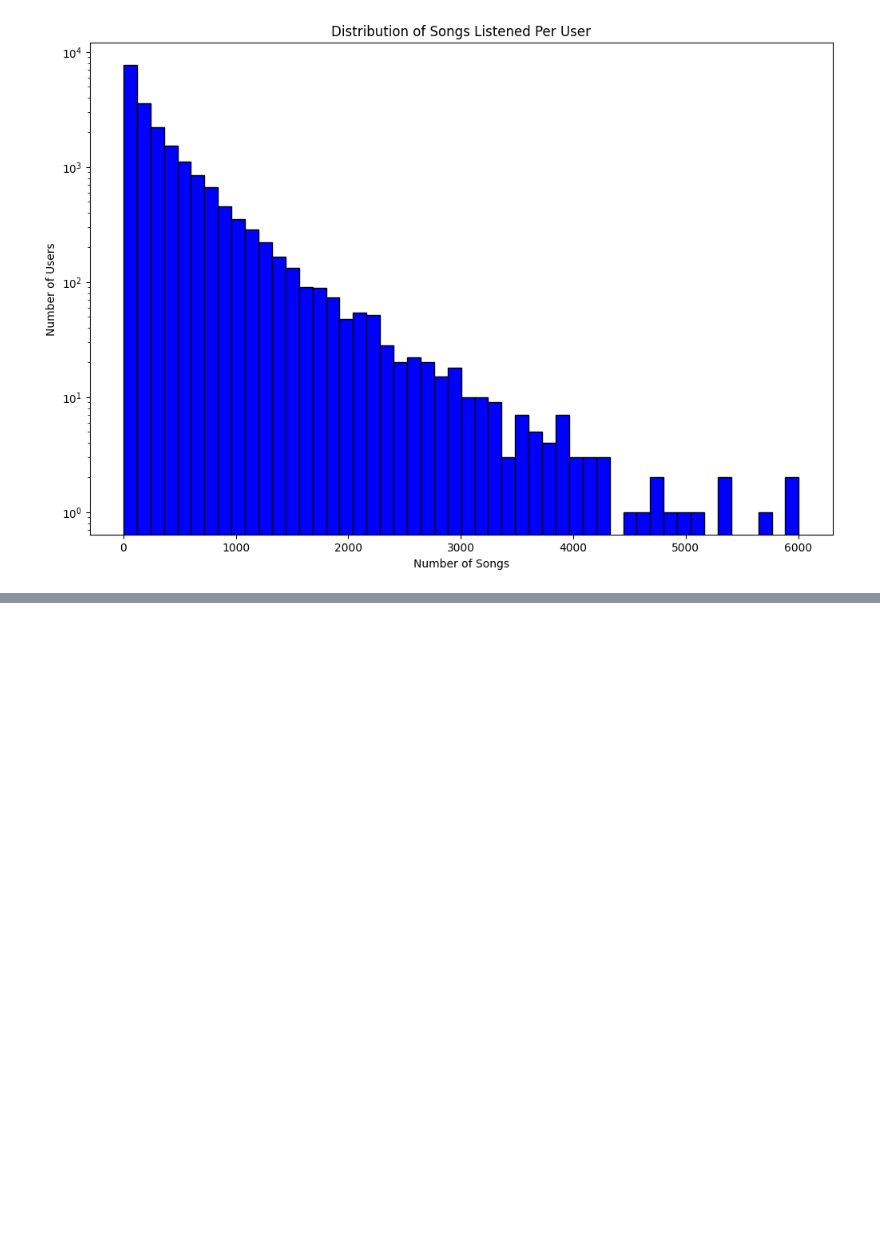
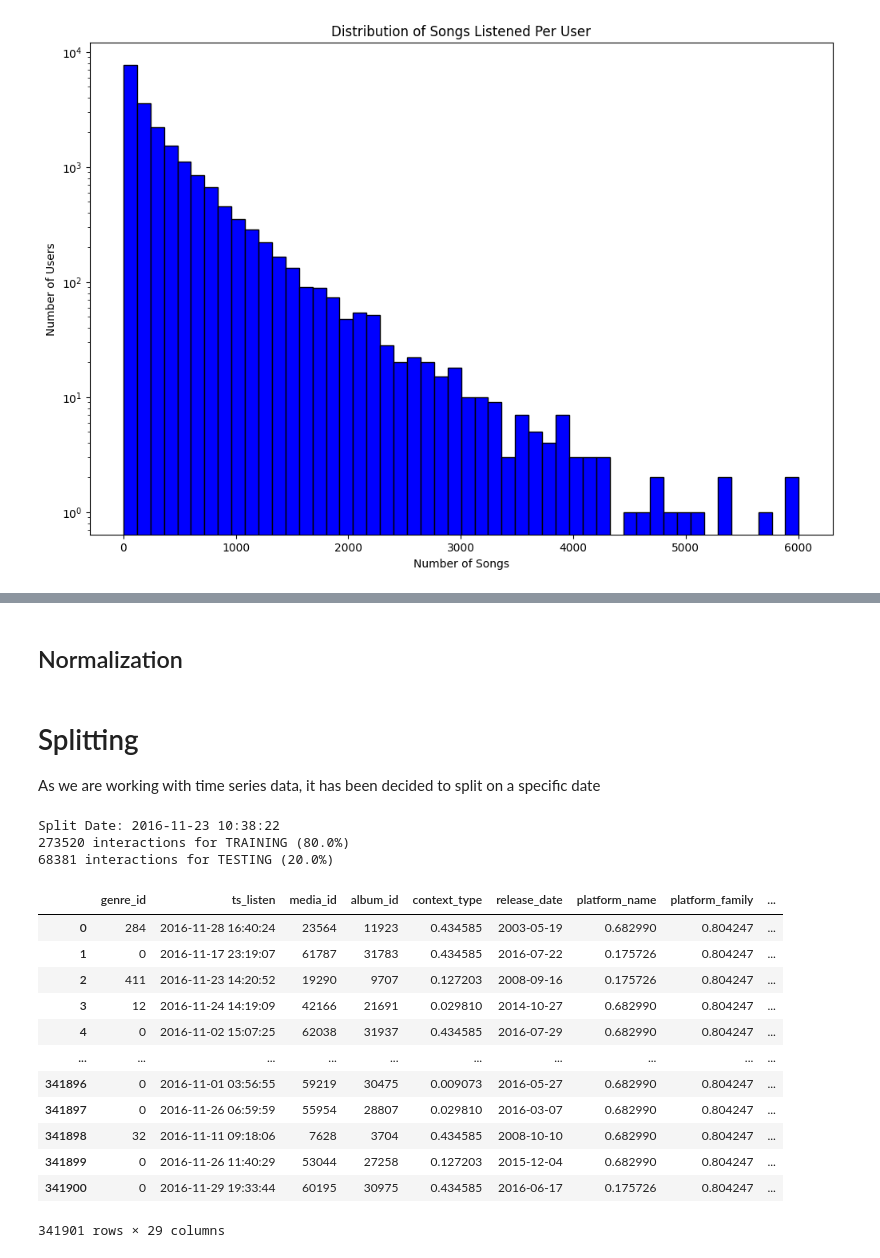
Before and after one commit to rafinchen/recommender_systems, a Jupyter notebook: data-prep.ipynb, the cells around one changed output, grey strips where cells are left out. Drawn from its saved outputs; the diff is of its cells as text; code cells hidden in the pictures; blank space fills up the shorter version.

Commit message:
Preprocessing done (draft?)

```diff
--- a/data-prep.ipynb
+++ b/data-prep.ipynb
@@ -308,10 +272,11 @@ sampled_data["artist_popularity"] = sampled_data.groupby('artist_id')['artist_id
 sampled_data["album_popularity"] = sampled_data.groupby('album_id')['album_id'].transform('count')
 sampled_data['songs_listened'] = sampled_data.groupby('user_id')['media_id'].transform('count')
 
-user_top_genre = sampled_data.groupby(['user_id', 'genre_id']).size().groupby(level=0).idxmax().apply(lambda x: x[1])
-sampled_data['user_top_genre'] = sampled_data['user_id'].map(user_top_genre)
+# Not possible due to limited resources
 
-# Not possible due to limited resources
+# user_top_genre = sampled_data.groupby(['user_id', 'genre_id']).size().groupby(level=0).idxmax().apply(lambda x: x[1])
+# sampled_data['user_top_genre'] = sampled_data['user_id'].map(user_top_genre)
+
 # user_top_artist = sampled_data.groupby(['user_id', 'artist_id']).size().groupby(level=0).idxmax().apply(lambda x: x[1])
 # sampled_data['user_top_artist'] = sampled_data['user_id'].map(user_top_artist)
 
@@ -348,0 +373,59 @@ tools.display_dataframe_to_user(name="One-Hot Encoding DataFrame", dataframe=df_
+# %% [markdown]
+## Normalization
+# %%
+from sklearn.preprocessing import MinMaxScaler
+
+# List of numerical features to normalize
+numerical_cols = [
+    'media_duration', 'user_age', 'hour', 'day', 'days_since_release',
+    'genre_popularity', 'media_popularity', 'artist_popularity', 'album_popularity',
+    'songs_listened', 'song_popularity_7d', 'artist_popularity_7d', 'album_popularity_7d',
+    'last_listen'  # Time difference in seconds
+]
+
+# Initialize the scaler
+scaler = MinMaxScaler()
+
+# Apply normalization
+encoded_data[numerical_cols] = scaler.fit_transform(encoded_data[numerical_cols])
+# %%
+encoded_data['is_listened'] = encoded_data['is_listened'].astype(int)
+encoded_data['user_gender'] = encoded_data['user_gender'].astype(int)
+encoded_data['is_weekend'] = encoded_data['is_weekend'].astype(int)
+# %% [markdown]
+# Splitting
+As we are working with time series data, it has been decided to split on a specific date
+# %%
+encoded_data = encoded_data.sort_values(by='ts_listen')
+
+# Find the date corresponding to the 80% percentile
+split_date = encoded_data['ts_listen'].quantile(0.8)
+
+# Train-test split based on calculated date
+train = encoded_data[encoded_data['ts_listen'] < split_date]
+test = encoded_data[encoded_data['ts_listen'] >= split_date]
+
+# Print dataset sizes
+print(f"Split Date: {split_date}")
+print(f"{len(train)} interactions for TRAINING ({round(len(train) / len(encoded_data) * 100, 2)}%)")
+print(f"{len(test)} interactions for TESTING ({round(len(test) / len(encoded_data) * 100, 2)}%)")
+# %% [output]
+Split Date: 2016-11-23 10:38:22
+273520 interactions for TRAINING (80.0%)
+68381 interactions for TESTING (20.0%)
+# %%
+encoded_data
+# %% [output]
+|  | genre_id | ts_listen | media_id | album_id | context_type | release_date | platform_name | platform_family | ... |
+| 0 | 284 | 2016-11-28 16:40:24 | 23564 | 11923 | 0.434585 | 2003-05-19 | 0.682990 | 0.804247 | ... |
+| 1 | 0 | 2016-11-17 23:19:07 | 61787 | 31783 | 0.434585 | 2016-07-22 | 0.175726 | 0.804247 | ... |
+| 2 | 411 | 2016-11-23 14:20:52 | 19290 | 9707 | 0.127203 | 2008-09-16 | 0.175726 | 0.804247 | ... |
+| 3 | 12 | 2016-11-24 14:19:09 | 42166 | 21691 | 0.029810 | 2014-10-27 | 0.682990 | 0.804247 | ... |
+| 4 | 0 | 2016-11-02 15:07:25 | 62038 | 31937 | 0.434585 | 2016-07-29 | 0.682990 | 0.804247 | ... |
+| ... | ... | ... | ... | ... | ... | ... | ... | ... | ... |
+| 341896 | 0 | 2016-11-01 03:56:55 | 59219 | 30475 | 0.009073 | 2016-05-27 | 0.682990 | 0.804247 | ... |
+| 341897 | 0 | 2016-11-26 06:59:59 | 55954 | 28807 | 0.029810 | 2016-03-07 | 0.682990 | 0.804247 | ... |
+| 341898 | 32 | 2016-11-11 09:18:06 | 7628 | 3704 | 0.434585 | 2008-10-10 | 0.682990 | 0.804247 | ... |
+| 341899 | 0 | 2016-11-26 11:40:29 | 53044 | 27258 | 0.127203 | 2015-12-04 | 0.682990 | 0.804247 | ... |
+| 341900 | 0 | 2016-11-29 19:33:44 | 60195 | 30975 | 0.434585 | 2016-06-17 | 0.175726 | 0.804247 | ... |
+341901 rows × 29 columns
```
Also changed, not shown: parts of 19 cells of this notebook.
